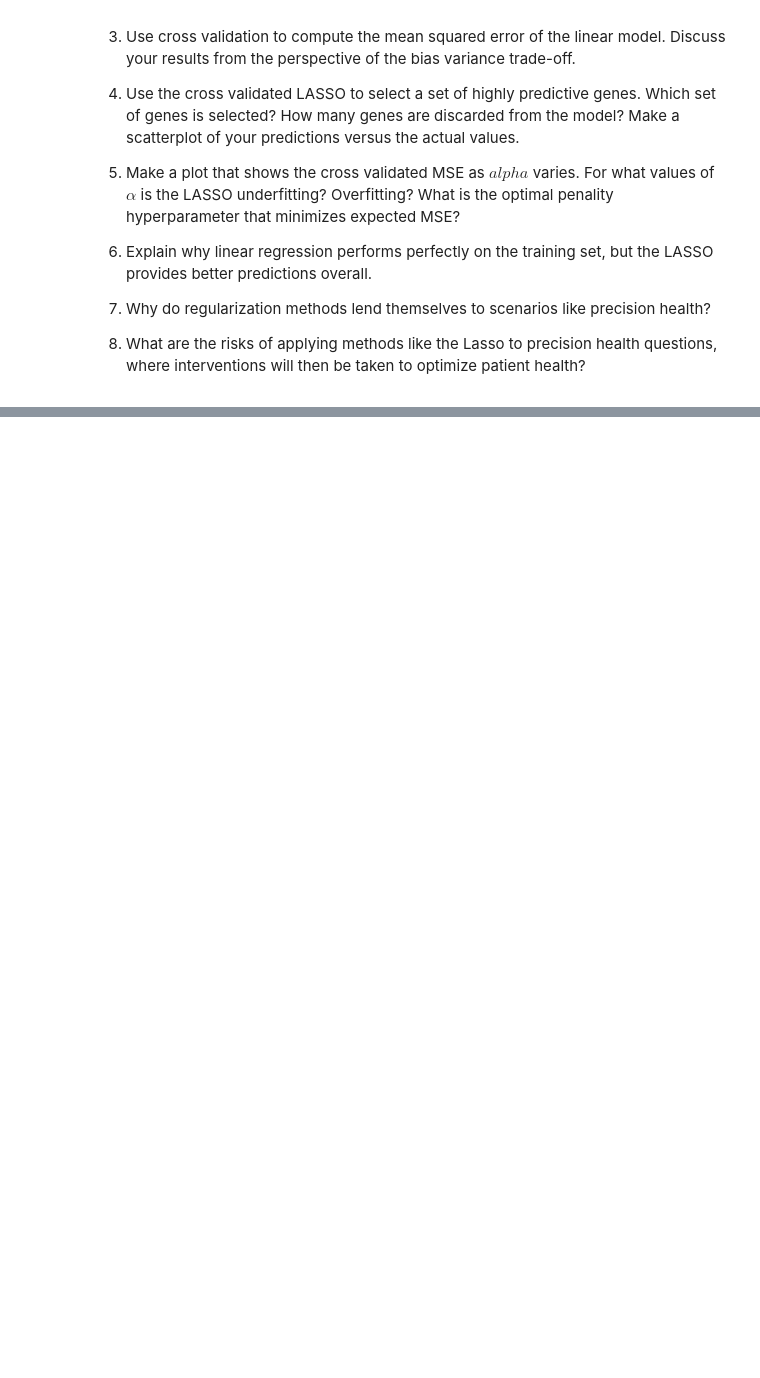
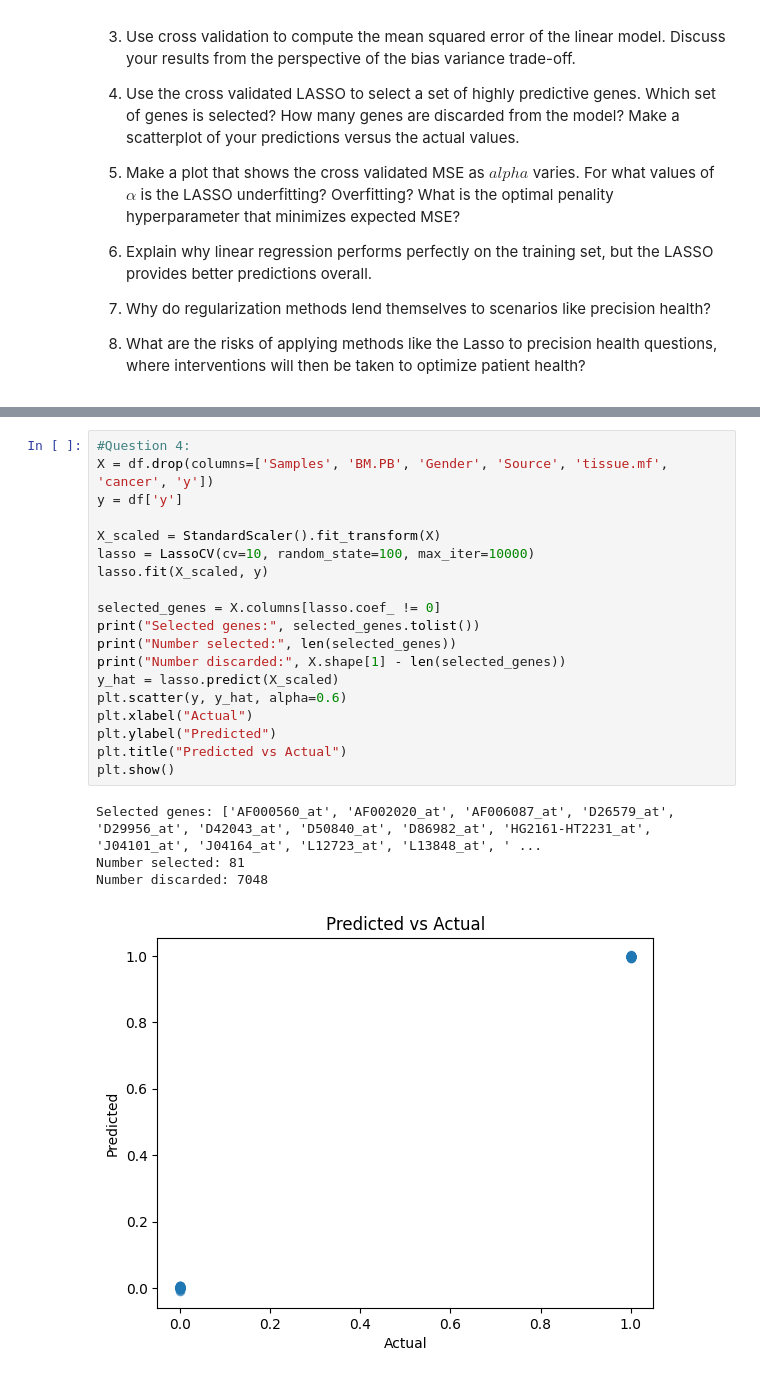
Before and after one commit to anishjagota/undergrad_ml_assignments, a Jupyter notebook: genomics_lab.ipynb, the cells around one changed output, grey strips where cells are left out. Drawn from its saved outputs; the diff is of its cells as text; blank space fills up the shorter version.

```diff
--- a/genomics_lab.ipynb
+++ b/genomics_lab.ipynb
@@ -53,0 +117,24 @@ df
+# %%
+#Question 4:
+X = df.drop(columns=['Samples', 'BM.PB', 'Gender', 'Source', 'tissue.mf', 'cancer', 'y'])
+y = df['y']
+
+X_scaled = StandardScaler().fit_transform(X)
+lasso = LassoCV(cv=10, random_state=100, max_iter=10000)
+lasso.fit(X_scaled, y)
+
+selected_genes = X.columns[lasso.coef_ != 0]
+print("Selected genes:", selected_genes.tolist())
+print("Number selected:", len(selected_genes))
+print("Number discarded:", X.shape[1] - len(selected_genes))
+y_hat = lasso.predict(X_scaled)
+plt.scatter(y, y_hat, alpha=0.6)
+plt.xlabel("Actual")
+plt.ylabel("Predicted")
+plt.title("Predicted vs Actual")
+plt.show()
+# %% [output]
+Selected genes: ['AF000560_at', 'AF002020_at', 'AF006087_at', 'D26579_at', 'D29956_at', 'D42043_at', 'D50840_at', 'D86982_at', 'HG2161-HT2231_at', 'J04101_at', 'J04164_at', 'L12723_at', 'L13848_at', ' ...
+Number selected: 81
+Number discarded: 7048
+[figure, added]
```
Also changed, not shown: parts of 13 cells of this notebook.
